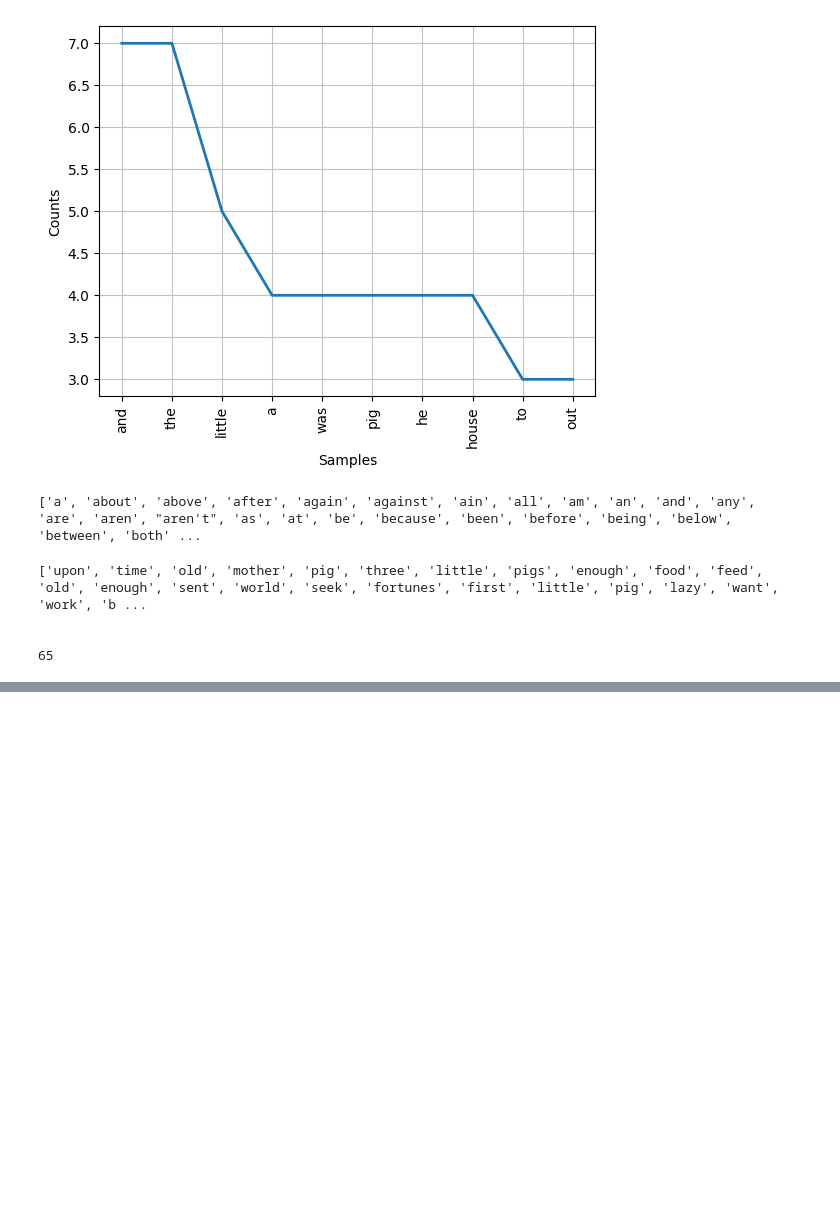
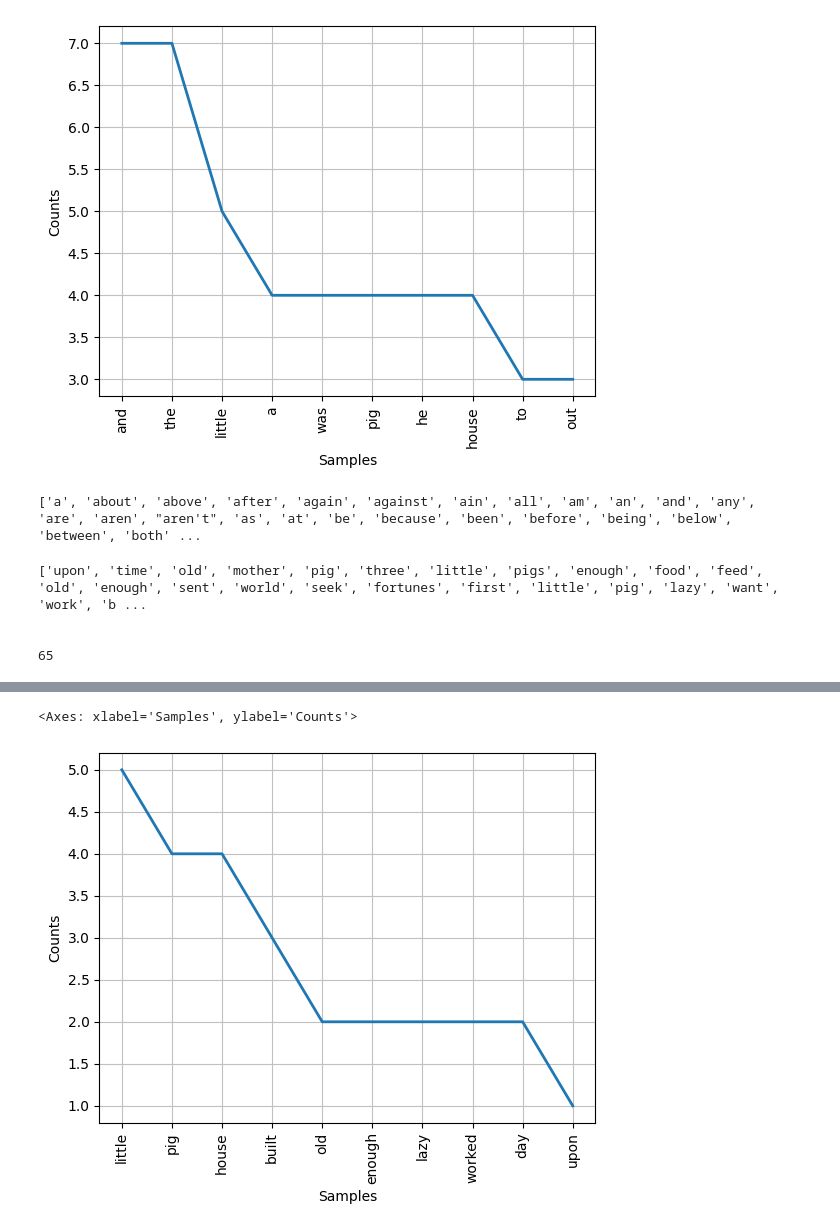
Before and after one commit to zakzakzak/dataScience, a Jupyter notebook: naturalLanguageProcessing1.ipynb, the cells around one changed output, grey strips where cells are left out. Saved outputs shown, nothing was run; the diff lists cells and outputs as text; code cells hidden in the pictures; blank space fills up the shorter version.

Commit message:
visualize most commow words

```diff
--- a/naturalLanguageProcessing1.ipynb
+++ b/naturalLanguageProcessing1.ipynb
@@ -191,3 +191,8 @@ print(len(clean_words))
 
 
 65
+# %%
+# frequency distribution :
+fdist = FreqDist(clean_words)
+
+fdist.most_common(10)
@@ -193,0 +210,6 @@ print(len(clean_words))
+# %%
+# plot the most common words on graph
+fdist.plot(10)
+# %% [output]
+<Axes: xlabel='Samples', ylabel='Counts'>
+[figure, added]
```
Also changed, not shown: parts of 2 cells of this notebook.
